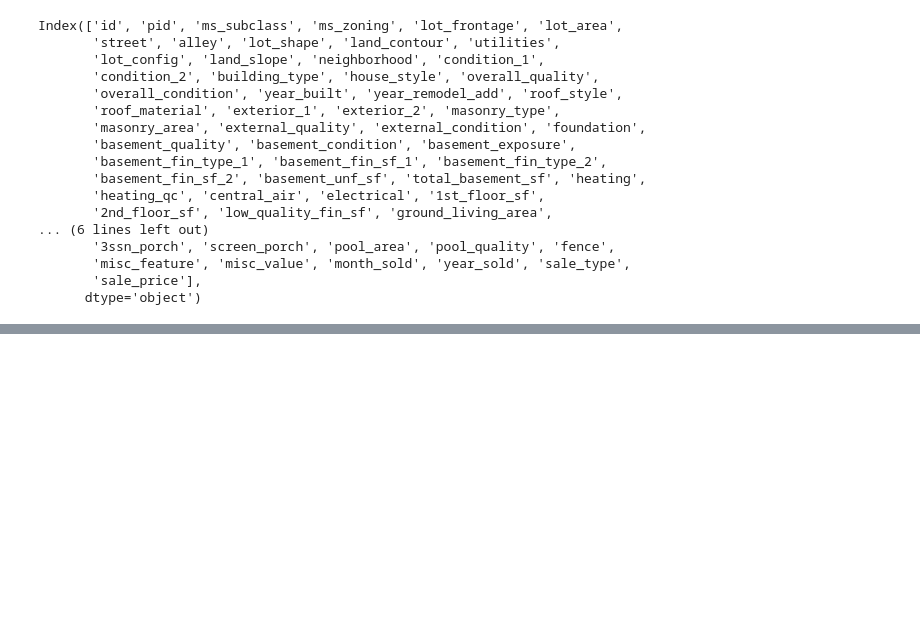
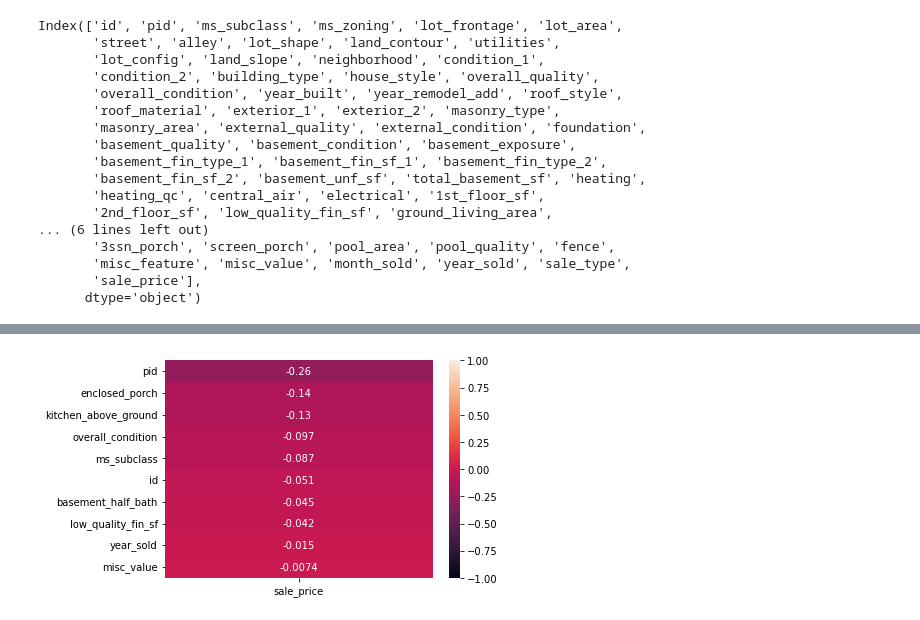
Before and after one commit to krisgch/dsi_project_ames, a Jupyter notebook: ames_data_cleaning.ipynb, the cells around one changed output, grey strips where cells are left out. Cells and saved outputs as stored; diff of their text form; code cells hidden in the pictures; blank space fills up the shorter version.

```diff
--- a/ames_data_cleaning.ipynb
+++ b/ames_data_cleaning.ipynb
@@ -221,0 +367,9 @@ target_var = ['sale_price']
+# %%
+# Quick correlation check of numeric column - top 10 negatively correlated
+
+sns.heatmap(df.corr()[['sale_price']].sort_values('sale_price',ascending=True).head(10),
+            annot=True,
+            vmin=-1,
+            vmax=1);
+# %% [output]
+[figure, added]
```
Also changed, not shown: parts of 16 cells of this notebook.
